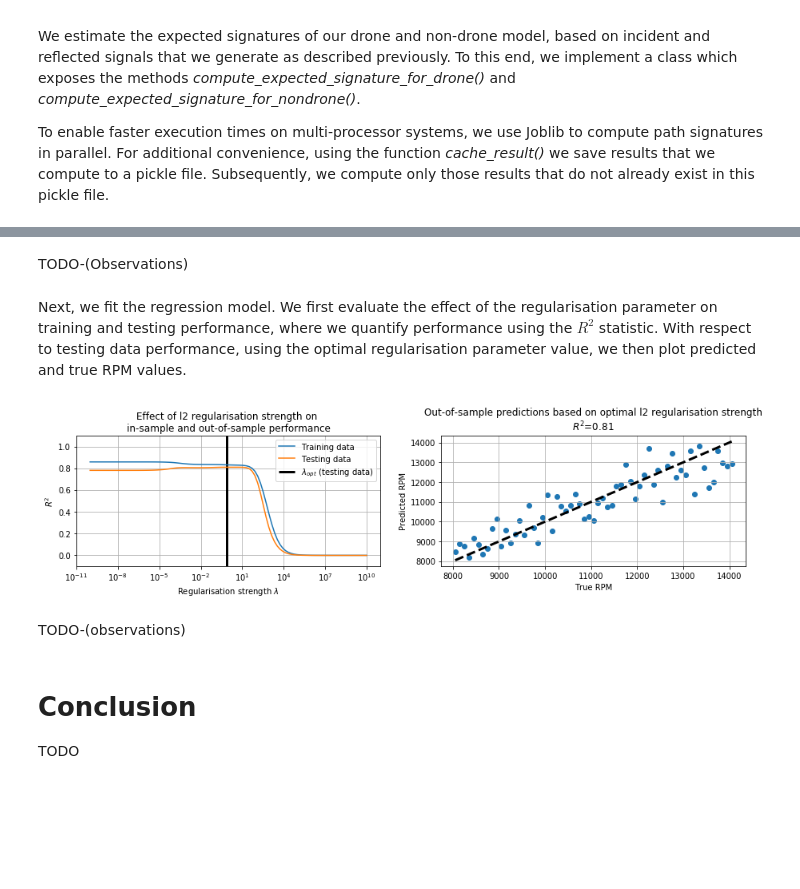
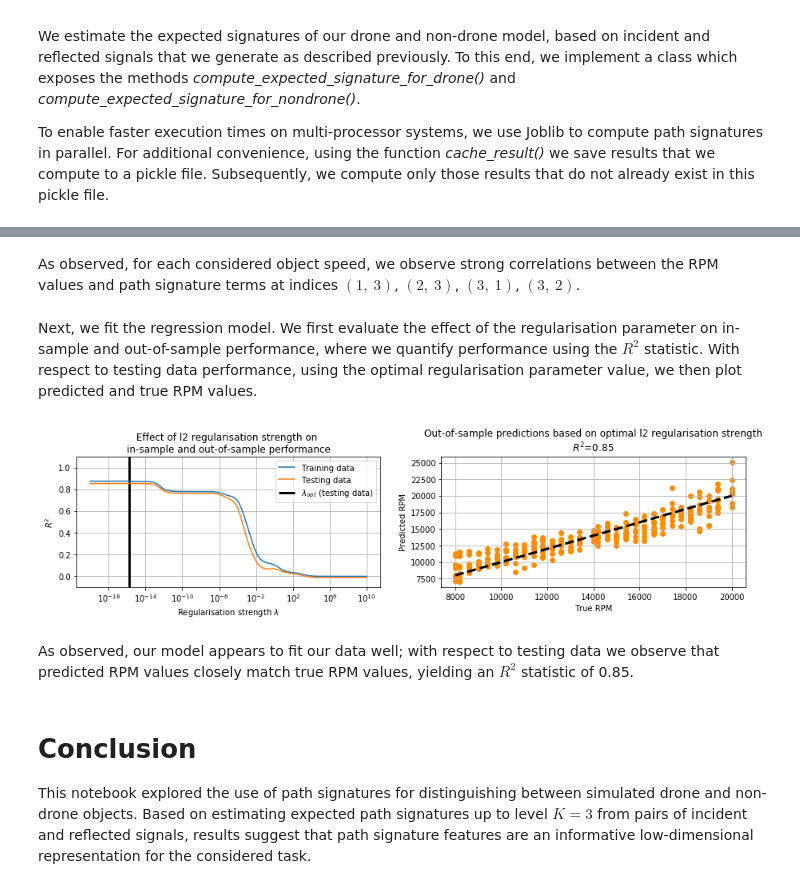
Before and after one commit to datasig-ac-uk/esig, a Jupyter notebook: examples/drone_identification/drone_identification.ipynb, the cells around one changed output, grey strips where cells are left out. Drawn from its saved outputs; the diff is of its cells as text; code cells hidden in the pictures; blank space fills up the shorter version.

Commit message:
Results and documentation clean-up

```diff
--- a/examples/drone_identification/drone_identification.ipynb
+++ b/examples/drone_identification/drone_identification.ipynb
@@ -212,7 +211,7 @@ def parallel_grid_search(function_to_execute, description, *parameter_ranges):
         for parameter_combination, random_state in tqdm.notebook.tqdm(list(zip(parameter_space, random_states)),
                                                                       desc=description))
 
-    return np.array(results)
+    return np.array(results), parameter_space
 # %% [markdown]
 # Classification Task: Drone vs. Non-Drone
 Next, we use expected signatures truncated to order $K=3$ to classify objects as 'drones' or 'non-drones'.
@@ -224,9 +222,9 @@ np.random.seed(0)
 
 signature_calculator = ExpectedSignatureCalculator(n_incident_signals=3000, truncation_level=3,
                                                    use_lead_lag_transformation=True)
-rpms=[12000,]
+rpms=[12000]
 speeds=np.arange(0, 41, 2)
-diameters=[0.08,]
+diameters=[0.12,]
 distances=np.arange(50, 1001, 200)
 proportions=[0.8,]
 
@@ -240,9 +238,9 @@ def get_nondrone_signatures_across_parameters(signature_calculator, speeds, dist
     return parallel_grid_search(signature_calculator.compute_expected_signature_for_nondrone, description,
                                 speeds, distances)
 
-drone_signatures = get_drone_signatures_across_parameters(signature_calculator, rpms, speeds, diameters, distances,
-                                                          proportions)
-nondrone_signatures = get_nondrone_signatures_across_parameters(signature_calculator, speeds, distances)
+drone_signatures, _ = get_drone_signatures_across_parameters(signature_calculator, rpms, speeds, diameters, distances,
+                                                             proportions)
+nondrone_signatures, _ = get_nondrone_signatures_across_parameters(signature_calculator, speeds, distances)
 
 # Aggregate features, disregarding the 0th signature term
 X = np.vstack((drone_signatures[:, 1:], nondrone_signatures[:, 1:]))
@@ -436,9 +432,9 @@ plot_correlations(X, Y, feature_names)
-# %% [markdown]
-TODO-(Observations)
+# %% [markdown]
+As observed, for each considered object speed, we observe strong correlations between the RPM values and path signature terms at indices $(1,~3)$, $(2,~3)$, $(3,~1)$, $(3,~2)$.
 # %% [markdown]
-Next, we fit the regression model. We first evaluate the effect of the regularisation parameter on training and testing performance, where we quantify performance using the $R^2$ statistic. With respect to testing data performance, using the optimal regularisation parameter value, we then plot predicted and true RPM values.
+Next, we fit the regression model. We first evaluate the effect of the regularisation parameter on in-sample and out-of-sample performance, where we quantify performance using the $R^2$ statistic. With respect to testing data performance, using the optimal regularisation parameter value, we then plot predicted and true RPM values.
 # %%
-regularisation_strengths = np.logspace(-10, 10, 100) # TODO Correct range
+regularisation_strengths = np.logspace(-20, 10, 100)
 penalty = 'l2'
 model = sklearn.linear_model.Ridge(fit_intercept=True, random_state=0)
 pipeline = sklearn.pipeline.make_pipeline(sklearn.preprocessing.StandardScaler(), model)
@@ -449,51 +445,51 @@ final_results = []
 
 for reg_strength in regularisation_strengths:
     model.set_params(alpha=reg_strength)
-    pipeline.fit(drone_signatures_train, rpms_train)
-    train_results.append(sklearn.metrics.r2_score(rpms_train, pipeline.predict(drone_signatures_train)))
-    test_results.append(sklearn.metrics.r2_score(rpms_test, pipeline.predict(drone_signatures_test)))
+    pipeline.fit(X_train, Y_train)
+    train_results.append(sklearn.metrics.r2_score(Y_train, pipeline.predict(X_train)))
+    test_results.append(sklearn.metrics.r2_score(Y_test, pipeline.predict(X_test)))
 
 i_optim = np.argmax(test_results)
 regularisation_strength_optim = regularisation_strengths[i_optim]
 
 # Estimate final model using optimal regularisation parameter value
 model.set_params(alpha=regularisation_strength_optim)
-pipeline.fit(drone_signatures_train, rpms_train)
+pipeline.fit(X_train, Y_train)
 
 final_results = {}
-final_results['r2'] = sklearn.metrics.r2_score(rpms_test, pipeline.predict(drone_signatures_test))
-final_results['predictions'] = pipeline.predict(drone_signatures_test)
+final_results['r2'] = sklearn.metrics.r2_score(Y_test, pipeline.predict(X_test))
+final_results['predictions'] = pipeline.predict(X_test)
 # %%
 plt.figure(figsize=(15, 3))
 plt.subplot(1, 2, 1)
 plt.title('Effect of {} regularisation strength on \nin-sample and out-of-sample performance'.format(penalty))
 plt.semilogx(regularisation_strengths, train_results, label='Training data')
 plt.semilogx(regularisation_strengths, test_results, label='Testing data')
 plt.ylim([-0.1, 1.1])
 plt.vlines(regularisation_strength_optim, plt.ylim()[0], plt.ylim()[1], color='k',
              linewidth=3, label='$\lambda_{opt}$ (testing data)')
 plt.legend(loc='upper right')
 plt.xlabel('Regularisation strength $\lambda$')
 plt.ylabel('$R^2$')
 plt.grid(True)
 
 plt.subplot(1, 2, 2)
 plt.title('Out-of-sample predictions based on optimal {} regularisation strength\n'
           '$R^2$={:.2}'.format(penalty, final_results['r2']))
-plt.scatter(rpms_test, final_results['predictions'], color='darkorange')
-plt.plot([min(rpms_test), max(rpms_test)], [min(rpms_test), max(rpms_test)],
+plt.scatter(Y_test, final_results['predictions'], color='darkorange')
+plt.plot([min(Y_test), max(Y_test)], [min(Y_test), max(Y_test)],
            color='k', linestyle='--', linewidth=3)
 plt.xlabel('True RPM')
 plt.ylabel('Predicted RPM')
 plt.grid(True)
 plt.show()
 # %% [output]
-[figure, old version]
+[figure, new version]
-# %% [markdown]
-TODO-(observations)
-# %% [markdown]
-# Conclusion
-TODO
+# %% [markdown]
+As observed, our model appears to fit our data well; with respect to testing data we observe that predicted RPM values closely match true RPM values, yielding an $R^2$ statistic of 0.85.
+# %% [markdown]
+# Conclusion
+This notebook explored the use of path signatures for distinguishing between simulated drone and non-drone objects. Based on estimating expected path signatures up to level $K=3$ from pairs of incident and reflected signals, results suggest that path signature features are an informative low-dimensional representation for the considered task.
 # %% [markdown]
 ## References
 
```
Also changed, not shown: parts of 25 cells of this notebook.
